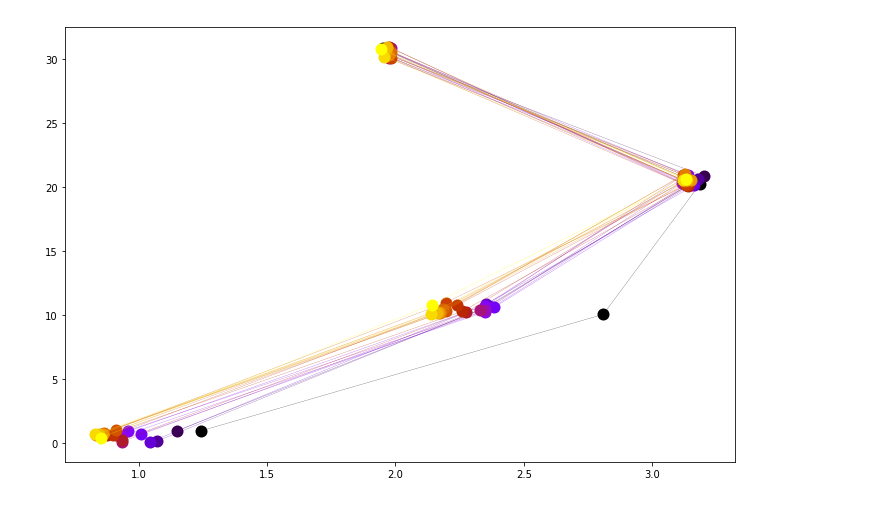
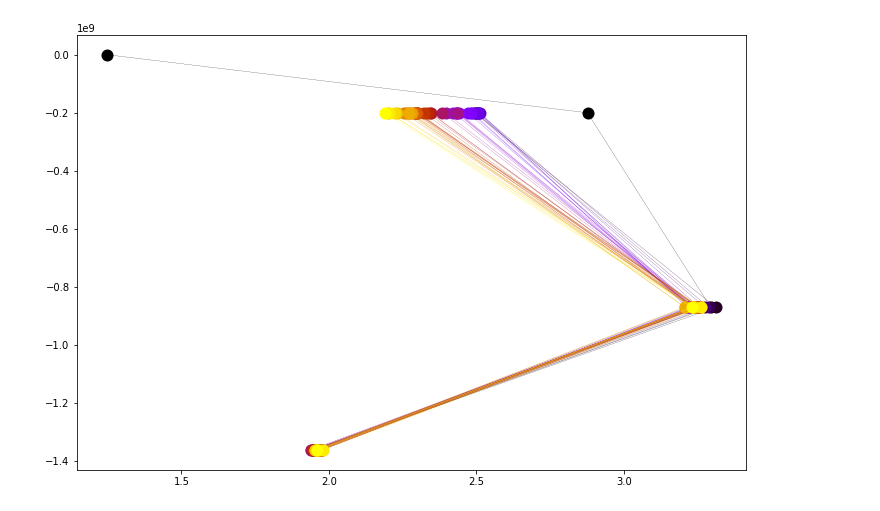
Before and after one commit to nick11roberts/FashionMNIST-CNN, a Jupyter notebook: information_plane.ipynb, the cells around one changed output. Drawn from its saved outputs; the diff is of its cells as text; code cells hidden in the pictures.

Commit message:
Added estimatation for ITY, but plots look weird.

```diff
--- a/information_plane.ipynb
+++ b/information_plane.ipynb
@@ -20,18 +20,18 @@ len(t1)
 # %%
 f = plt.figure(figsize=(12, 8))
 axes = f.add_subplot(111)
 axes = np.array([[axes]])
 
 cmap = plt.get_cmap('gnuplot')
 #For each epoch we have diffrenet color
 colors = [cmap(i) for i in np.linspace(0, 1, len(t1))]
 
 for i in range(0, len(t1)):
-    axes[0, 0].plot([t4[i], t3[i], t2[i], t1[i]],
-                    [np.random.rand(1), np.random.rand(1)+10, np.random.rand(1)+20, np.random.rand(1)+30],
+    axes[0, 0].plot(([t4[i], t3[i], t2[i], t1[i]]),
+                    ([yt4[i], yt3[i], yt2[i], yt1[i]]),
                     marker='o', linestyle='-', markersize=12,
                     markeredgewidth=0.01, linewidth=0.2,
                     color=colors[i])
 plt.show()
 # %% [output]
-[figure, old version]
+[figure, new version]
```
Also changed, not shown: parts of 1 cell of this notebook, 1 other file.
